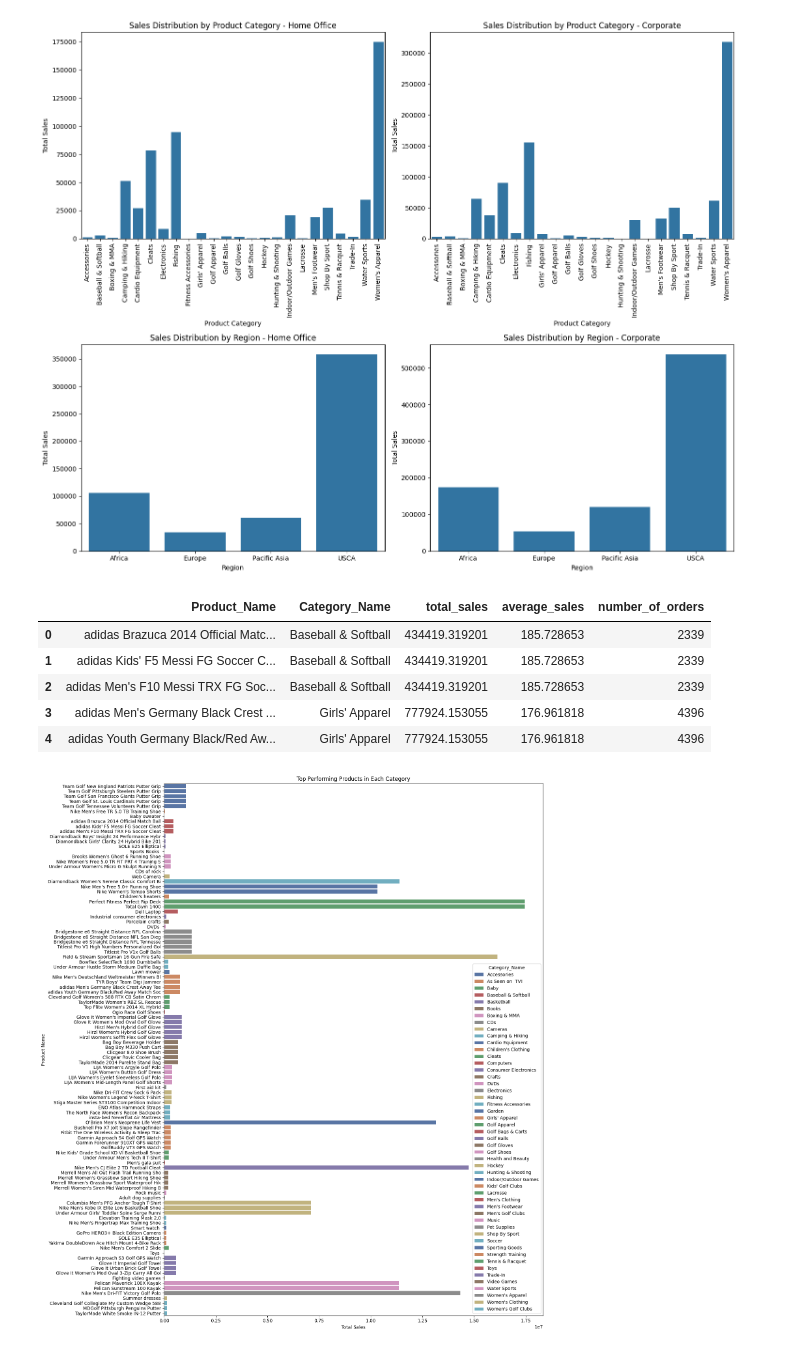
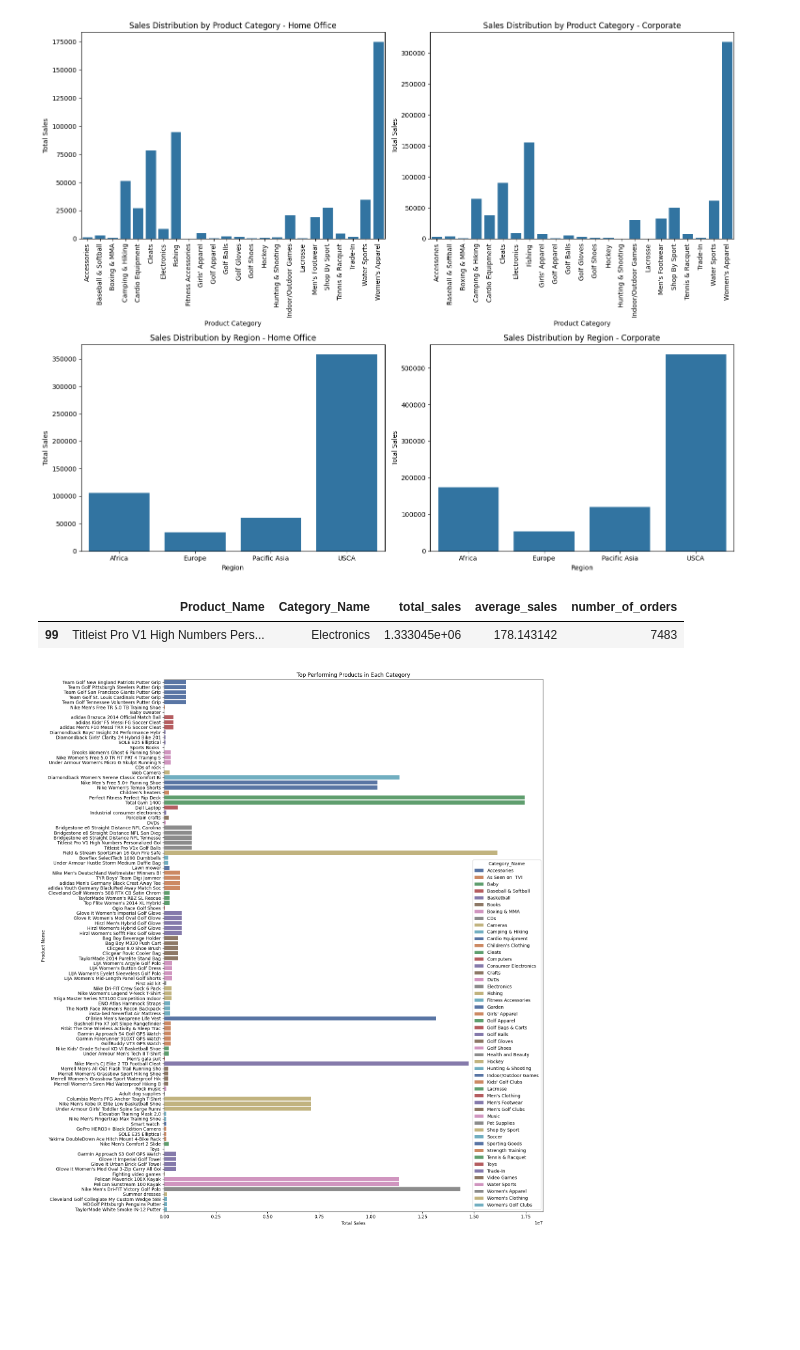
Before and after one commit to CCNY-Analytics-and-Quant/Branly_BAF23, a Jupyter notebook: Final Project V2.ipynb, the cells around one changed output. Saved outputs shown, nothing was run; the diff lists cells and outputs as text; code cells hidden in the pictures; blank space fills up the shorter version.

```diff
--- a/Final Project V2.ipynb
+++ b/Final Project V2.ipynb
@@ -189,14 +189,13 @@ plt.show()
 # %%
 df_2 = pd.read_csv("/Users/branly/PA.csv")
 
 df_2.head()
+
+filtered_df2 = df_2[df_2['Product_Name'] == "Titleist Pro V1 High Numbers Personalized Gol"]
+filtered_df2.head()
 # %% [output]
 |  | Product_Name | Category_Name | total_sales | average_sales | number_of_orders |
-| 0 | adidas Brazuca 2014 Official Matc... | Baseball & Softball | 434419.319201 | 185.728653 | 2339 |
-| 1 | adidas Kids' F5 Messi FG Soccer C... | Baseball & Softball | 434419.319201 | 185.728653 | 2339 |
-| 2 | adidas Men's F10 Messi TRX FG Soc... | Baseball & Softball | 434419.319201 | 185.728653 | 2339 |
-| 3 | adidas Men's Germany Black Crest ... | Girls' Apparel | 777924.153055 | 176.961818 | 4396 |
-| 4 | adidas Youth Germany Black/Red Aw... | Girls' Apparel | 777924.153055 | 176.961818 | 4396 |
+| 99 | Titleist Pro V1 High Numbers Pers... | Electronics | 1.333045e+06 | 178.143142 | 7483 |
 # %%
 product_performance = df_2.groupby(['Category_Name', 'Product_Name']).agg({'total_sales': 'sum', 'average_sales': 'mean', 'number_of_orders': 'count'}).reset_index()
 
```
Also changed, not shown: parts of 12 cells of this notebook, 1 other file.
